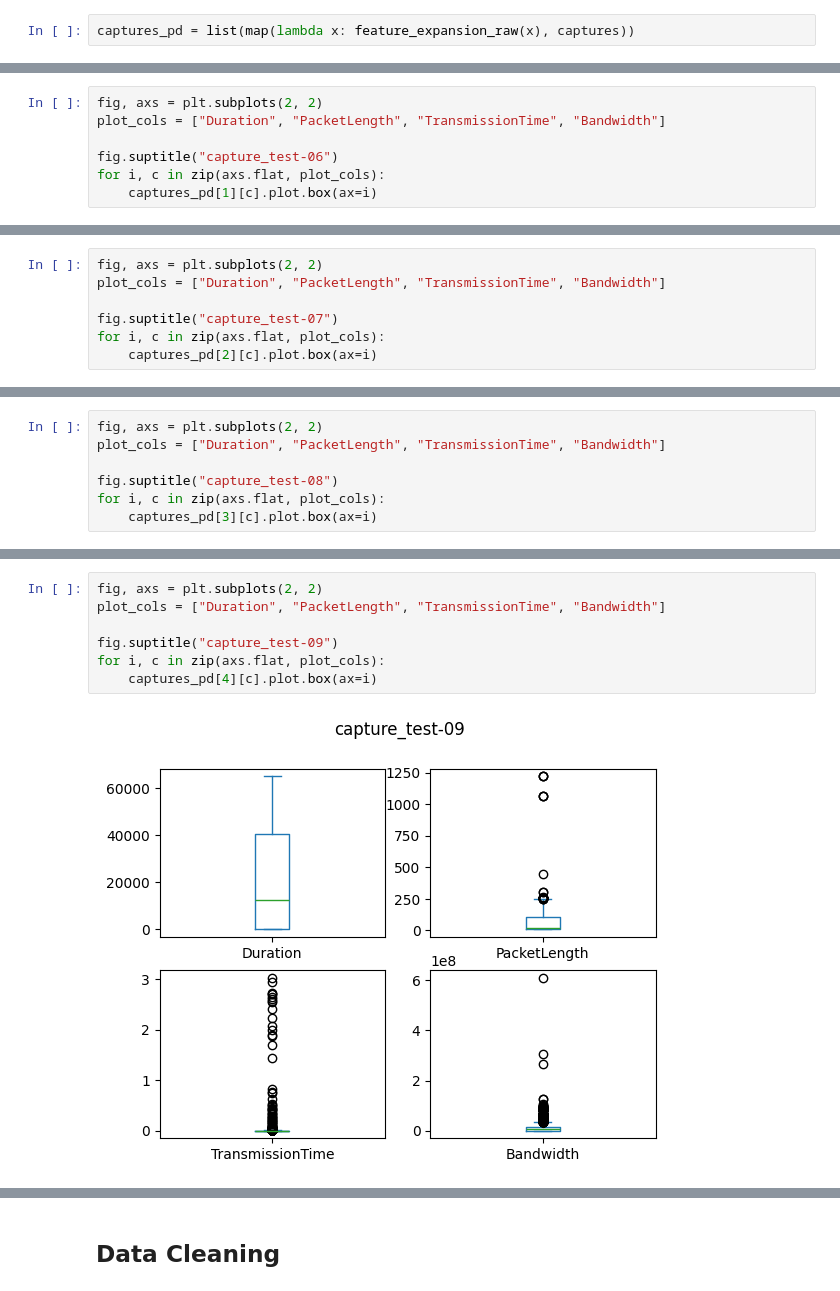
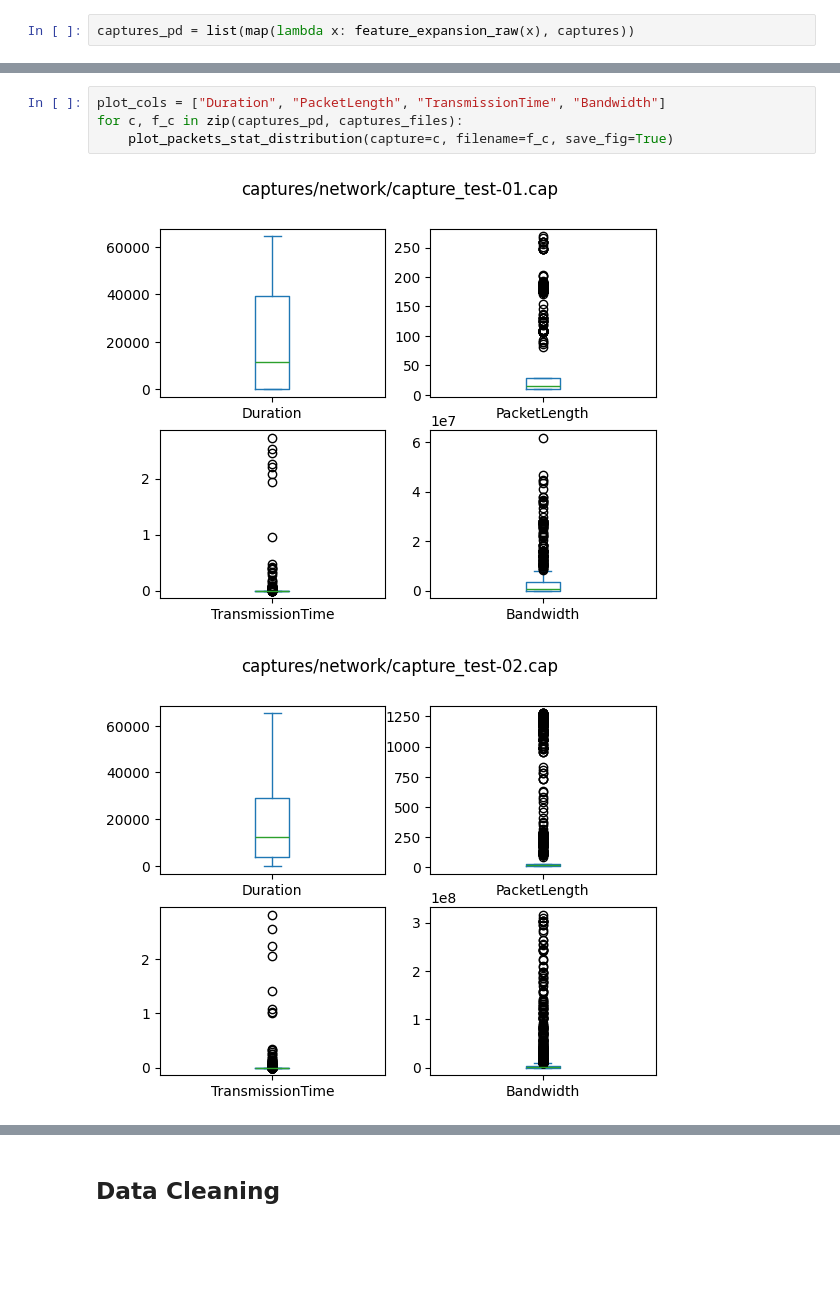
Before and after one commit to nsimonato8/atcns-demo, a Jupyter notebook: cleaner_test.ipynb, the cells around one changed output, grey strips where cells are left out. Saved outputs shown, nothing was run; the diff lists cells and outputs as text; blank space fills up the shorter version.

```diff
--- a/cleaner_test.ipynb
+++ b/cleaner_test.ipynb
@@ -58,7 +44,0 @@ for i, c in zip(axs.flat, plot_cols):
-# %%
-fig, axs = plt.subplots(2, 2)
-plot_cols = ["Duration", "PacketLength", "TransmissionTime", "Bandwidth"]
-
-fig.suptitle("capture_test-06")
-for i, c in zip(axs.flat, plot_cols):
-    captures_pd[1][c].plot.box(ax=i)
@@ -67,7 +44,0 @@ for i, c in zip(axs.flat, plot_cols):
-# %%
-fig, axs = plt.subplots(2, 2)
-plot_cols = ["Duration", "PacketLength", "TransmissionTime", "Bandwidth"]
-
-fig.suptitle("capture_test-07")
-for i, c in zip(axs.flat, plot_cols):
-    captures_pd[2][c].plot.box(ax=i)
@@ -76,7 +44,0 @@ for i, c in zip(axs.flat, plot_cols):
-# %%
-fig, axs = plt.subplots(2, 2)
-plot_cols = ["Duration", "PacketLength", "TransmissionTime", "Bandwidth"]
-
-fig.suptitle("capture_test-08")
-for i, c in zip(axs.flat, plot_cols):
-    captures_pd[3][c].plot.box(ax=i)
@@ -85,9 +45,7 @@ for i, c in zip(axs.flat, plot_cols):
-# %%
-fig, axs = plt.subplots(2, 2)
-plot_cols = ["Duration", "PacketLength", "TransmissionTime", "Bandwidth"]
-
-fig.suptitle("capture_test-09")
-for i, c in zip(axs.flat, plot_cols):
-    captures_pd[4][c].plot.box(ax=i)
-# %% [output]
-[figure, removed]
+# %%
+plot_cols = ["Duration", "PacketLength", "TransmissionTime", "Bandwidth"]
+for c, f_c in zip(captures_pd, captures_files):
+    plot_packets_stat_distribution(capture=c, filename=f_c, save_fig=True)
+# %% [output]
+[figure, added]
+[figure, added]
```
Also changed, not shown: parts of 46 cells of this notebook, 1 other file.
